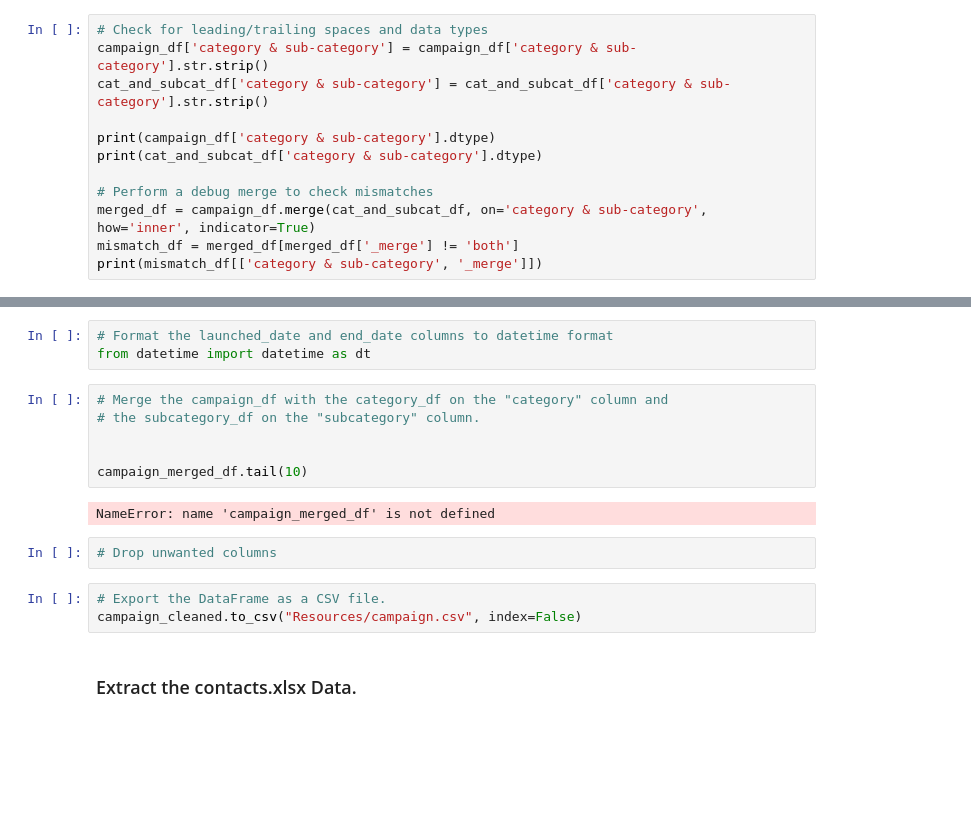
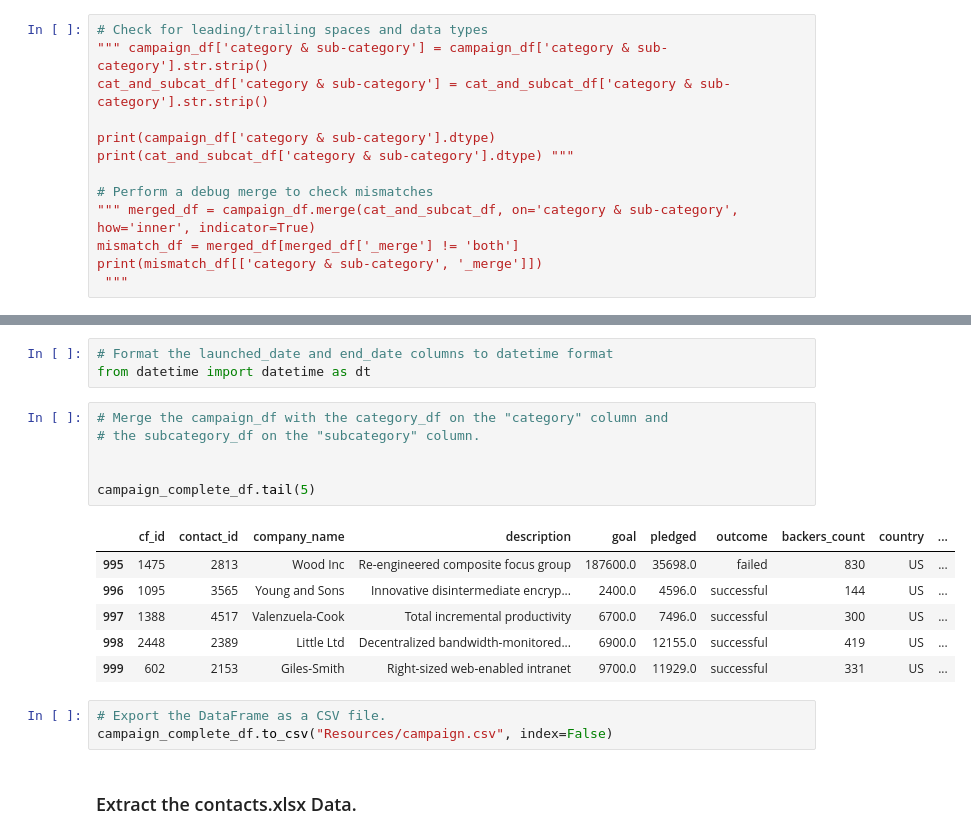
Before and after one commit to Santicorts/Crowdfunding_ETL, a Jupyter notebook: ETL_Mini_Project_SCortes_MGomez.ipynb, the cells around one changed output, grey strips where cells are left out. Saved outputs shown, nothing was run; the diff lists cells and outputs as text; blank space fills up the shorter version.

Commit message:
category+subcategory, + campaign dataframe, +contacts dataframe

```diff
--- a/ETL_Mini_Project_SCortes_MGomez.ipynb
+++ b/ETL_Mini_Project_SCortes_MGomez.ipynb
@@ -213,14 +210,15 @@ See the caveats in the documentation: https://pandas.pydata.org/pandas-docs/stab
 | 490 | journalism | audio | journalism/audio |
 # %%
 # Check for leading/trailing spaces and data types
-campaign_df['category & sub-category'] = campaign_df['category & sub-category'].str.strip()
+""" campaign_df['category & sub-category'] = campaign_df['category & sub-category'].str.strip()
 cat_and_subcat_df['category & sub-category'] = cat_and_subcat_df['category & sub-category'].str.strip()
 
 print(campaign_df['category & sub-category'].dtype)
-print(cat_and_subcat_df['category & sub-category'].dtype)
+print(cat_and_subcat_df['category & sub-category'].dtype) """
 
 # Perform a debug merge to check mismatches
-merged_df = campaign_df.merge(cat_and_subcat_df, on='category & sub-category', how='inner', indicator=True)
+""" merged_df = campaign_df.merge(cat_and_subcat_df, on='category & sub-category', how='inner', indicator=True)
 mismatch_df = merged_df[merged_df['_merge'] != 'both']
 print(mismatch_df[['category & sub-category', '_merge']])
+ """
 # %% [output]
@@ -369,16 +363,19 @@ from datetime import datetime as dt
 # %%
 # Merge the campaign_df with the category_df on the "category" column and
 # the subcategory_df on the "subcategory" column.
 
 
-campaign_merged_df.tail(10)
+campaign_complete_df.tail(5)
 # %% [output]
-NameError: name 'campaign_merged_df' is not defined
+|  | cf_id | contact_id | company_name | description | goal | pledged | outcome | backers_count | country | ... |
+| 995 | 1475 | 2813 | Wood Inc | Re-engineered composite focus group | 187600.0 | 35698.0 | failed | 830 | US | ... |
+| 996 | 1095 | 3565 | Young and Sons | Innovative disintermediate encryp... | 2400.0 | 4596.0 | successful | 144 | US | ... |
+| 997 | 1388 | 4517 | Valenzuela-Cook | Total incremental productivity | 6700.0 | 7496.0 | successful | 300 | US | ... |
+| 998 | 2448 | 2389 | Little Ltd | Decentralized bandwidth-monitored... | 6900.0 | 12155.0 | successful | 419 | US | ... |
+| 999 | 602 | 2153 | Giles-Smith | Right-sized web-enabled intranet | 9700.0 | 11929.0 | successful | 331 | US | ... |
-# %%
-# Drop unwanted columns
 # %%
 # Export the DataFrame as a CSV file.
-campaign_cleaned.to_csv("Resources/campaign.csv", index=False)
+campaign_complete_df.to_csv("Resources/campaign.csv", index=False)
 # %% [markdown]
 ### Extract the contacts.xlsx Data.
 # %%
```
Also changed, not shown: parts of 20 cells of this notebook, 2 other files.
